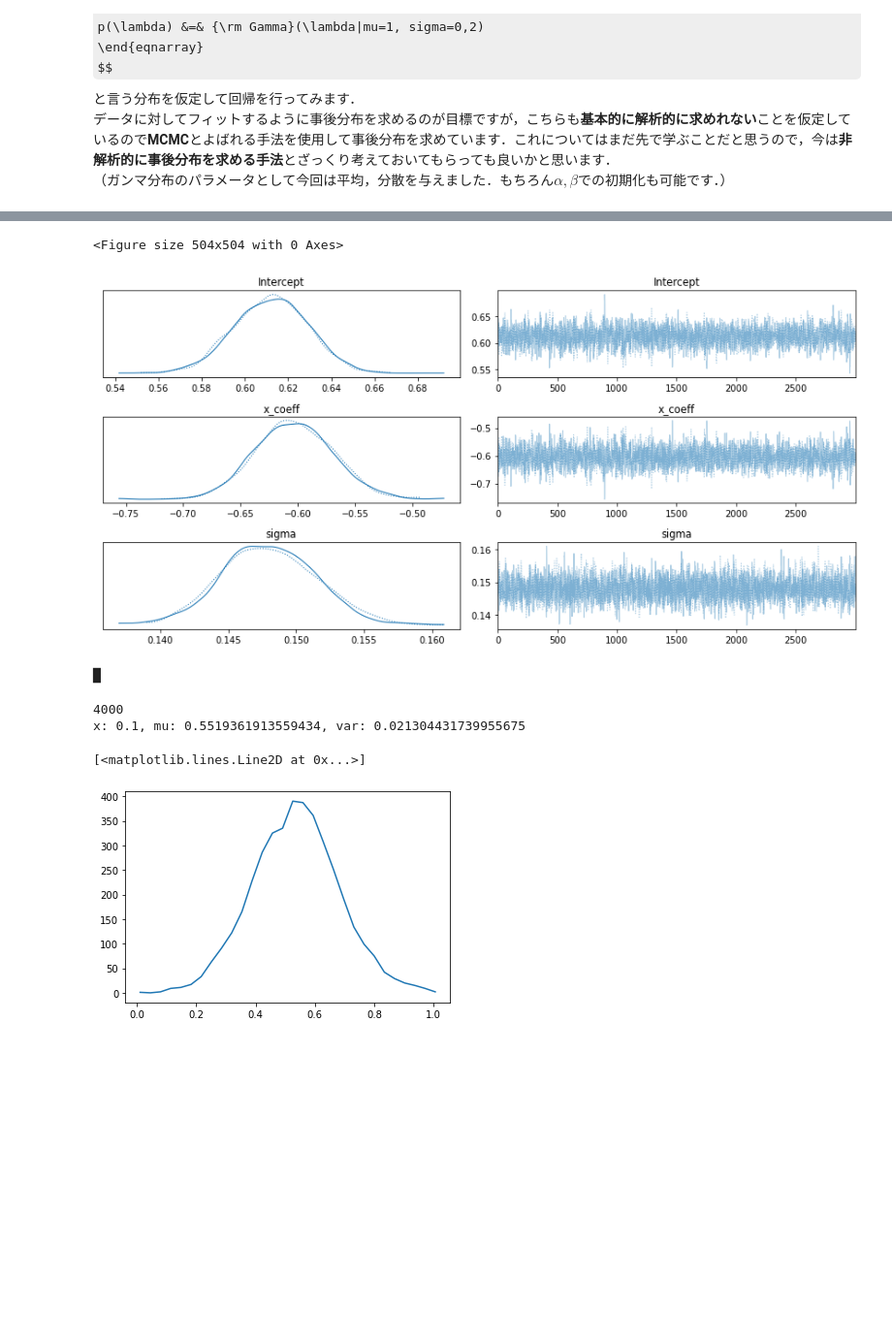
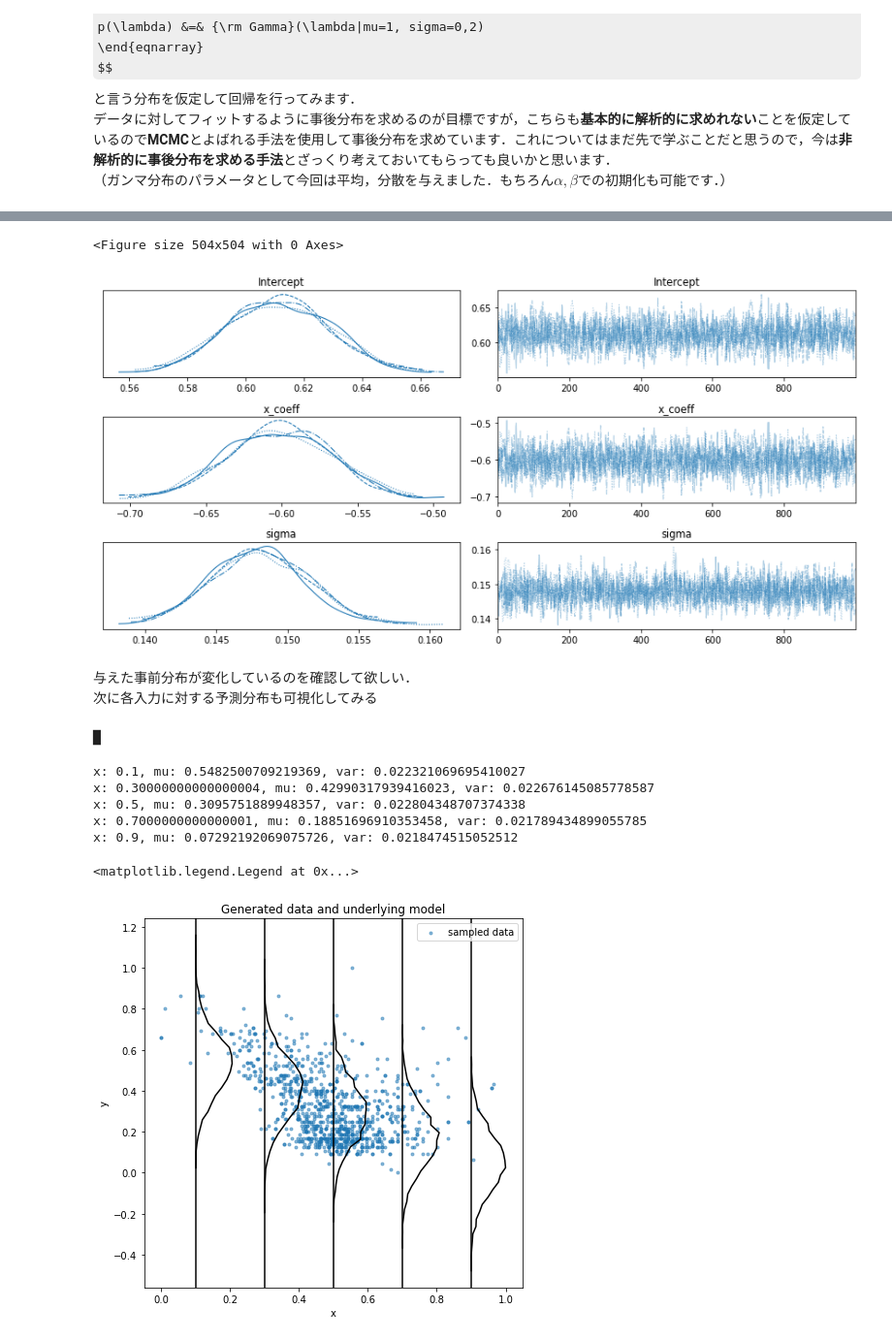
Before and after one commit to okadome-LAB/ML_ex, a Jupyter notebook: text/Chapter7.ipynb, the cells around one changed output, grey strips where cells are left out. Shown at 97% size. Saved outputs shown, nothing was run; the diff lists cells and outputs as text; code cells hidden in the pictures; some formulas as TeX source; blank space fills up the shorter version.

```diff
--- a/text/Chapter7.ipynb
+++ b/text/Chapter7.ipynb
@@ -103,17 +107,19 @@ The acceptance probability does not match the target. It is 0.8834127071448987,
 # %%
 plt.figure(figsize=(7, 7))
-pm.traceplot(trace)
+pm.traceplot(idata)
 plt.tight_layout();
 # %% [output]
 <Figure size 504x504 with 0 Axes>
-[figure, old version]
+[figure, new version]
+# %% [markdown]
+与えた事前分布が変化しているのを確認して欲しい．<br>
+次に各入力に対する予測分布も可視化してみる
 # %%
-lin_x = list(np.linspace(0, 1, 21))
+lin_x = list(np.linspace(0, 1, 11))
 with model:
     pm.set_data(
         {
             "x": lin_x,
-            # use dummy values with the same shape:
             "t": list(np.zeros_like(lin_x)),
         }
     )
@@ -121,14 +127,24 @@ with model:
 # %% [output]
 █
 # %%
-num = 2
-print(len(post_pred['y'][:, num]))
-dist = np.histogram(post_pred['y'][:, num], bins=30)
-mu, var = np.average(post_pred['y'][:, num]), np.var(post_pred['y'][:, num])
-print(f'x: {lin_x[num]}, mu: {mu}, var: {var}')
-plt.plot(dist[1][:-1], dist[0])
+fig = plt.figure(figsize=(7, 7))
+ax = fig.add_subplot(111, xlabel="x", ylabel="y", title="Generated data and underlying model")
+ax.scatter(X_train, T_train, marker=".", label="sampled data", alpha=0.5)
+
+for i in range(1, 11, 2):
+    #print(len(post_pred['y'][:, i]))
+    dist = np.array(np.histogram(post_pred['y'][:, i], bins=30))
+    mu, var = np.average(post_pred['y'][:, i]), np.var(post_pred['y'][:, i])
+    print(f'x: {lin_x[i]}, mu: {mu}, var: {var}')
+    dist[0] = dist[0] / len(post_pred['y'][:, i]) + lin_x[i]
+    ax.plot(dist[0], dist[1][:-1], c = 'black')
+    ax.axvline(x=lin_x[i], c = 'black')
+plt.legend(loc=0)
 # %% [output]
-4000
-x: 0.1, mu: 0.5519361913559434, var: 0.021304431739955675
+x: 0.1, mu: 0.5482500709219369, var: 0.022321069695410027
+x: 0.30000000000000004, mu: 0.42990317939416023, var: 0.022676145085778587
+x: 0.5, mu: 0.3095751889948357, var: 0.022804348707374338
+x: 0.7000000000000001, mu: 0.18851696910353458, var: 0.021789434899055785
+x: 0.9, mu: 0.07292192069075726, var: 0.0218474515052512
-[<matplotlib.lines.Line2D at 0x...>]
+<matplotlib.legend.Legend at 0x...>
-[figure, old version]
+[figure, new version]
```
Also changed, not shown: parts of 4 cells of this notebook, 2 other files.
